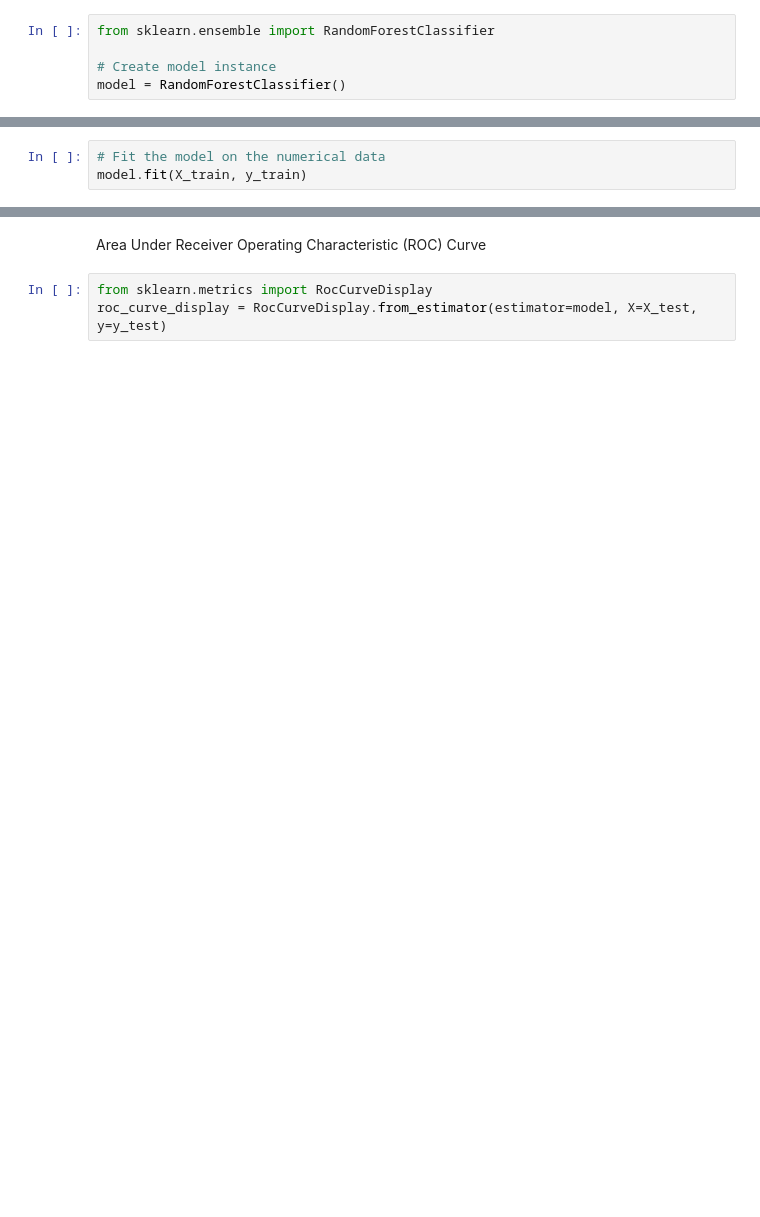
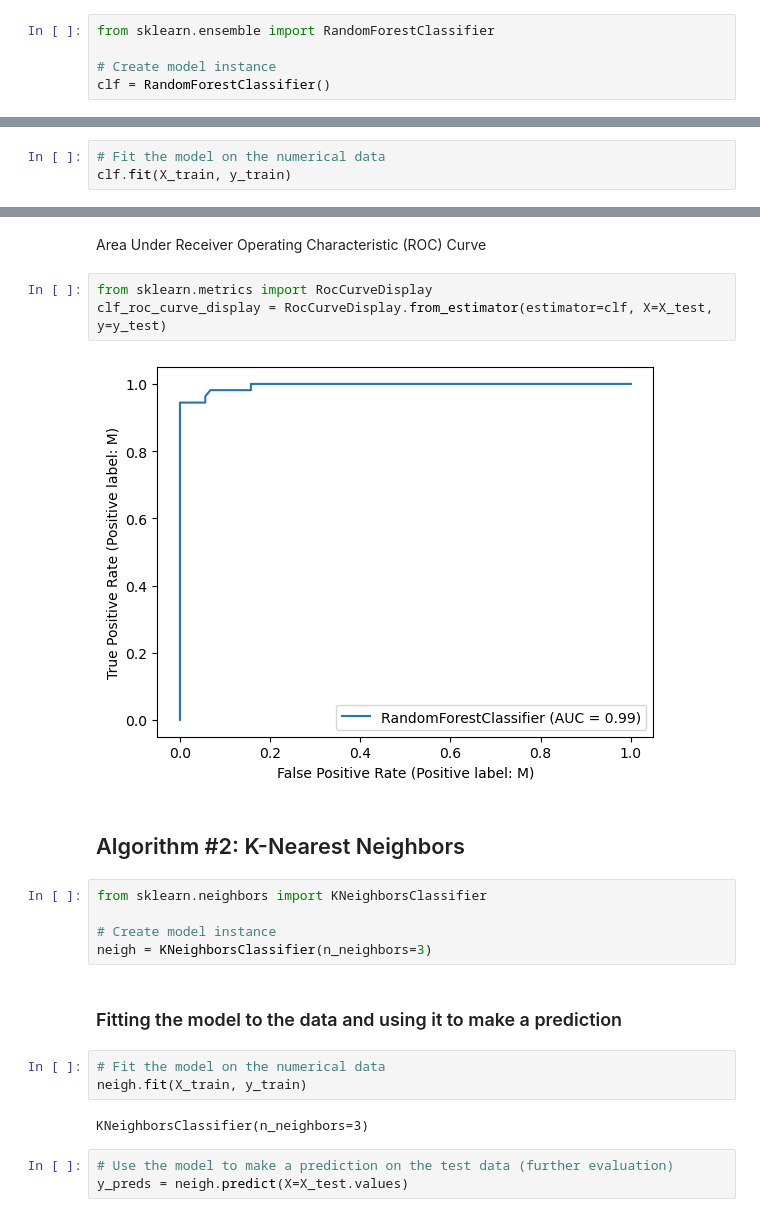
Before and after one commit to seamus2002/cancer-diagnosis-using-ml, a Jupyter notebook: notebooks/cancer_diagnosis_ml_sklearn.ipynb, the cells around one changed output, grey strips where cells are left out. Drawn from its saved outputs; the diff is of its cells as text; blank space fills up the shorter version.

Commit message:
create knn model for sklearn notebook

```diff
--- a/notebooks/cancer_diagnosis_ml_sklearn.ipynb
+++ b/notebooks/cancer_diagnosis_ml_sklearn.ipynb
@@ -44,9 +91,9 @@ X_train.shape, X_test.shape, y_train.shape, y_test.shape
 from sklearn.ensemble import RandomForestClassifier
 
 # Create model instance
-model = RandomForestClassifier()
+clf = RandomForestClassifier()
 # %% [markdown]
 ### Fitting the model to the data and using it to make a prediction
 # %%
 # Fit the model on the numerical data
-model.fit(X_train, y_train)
+clf.fit(X_train, y_train)
@@ -75,4 +138,23 @@ print(classification_report(y_test, y_preds))
 Area Under Receiver Operating Characteristic (ROC) Curve
 # %%
 from sklearn.metrics import RocCurveDisplay
-roc_curve_display = RocCurveDisplay.from_estimator(estimator=model, X=X_test, y=y_test)
+clf_roc_curve_display = RocCurveDisplay.from_estimator(estimator=clf, X=X_test, y=y_test)
+# %% [output]
+[figure, added]
+# %% [markdown]
+## Algorithm #2: K-Nearest Neighbors
+# %%
+from sklearn.neighbors import KNeighborsClassifier
+
+# Create model instance
+neigh = KNeighborsClassifier(n_neighbors=3)
+# %% [markdown]
+### Fitting the model to the data and using it to make a prediction
+# %%
+# Fit the model on the numerical data
+neigh.fit(X_train, y_train)
+# %% [output]
+KNeighborsClassifier(n_neighbors=3)
+# %%
+# Use the model to make a prediction on the test data (further evaluation)
+y_preds = neigh.predict(X=X_test.values)
```
Also changed, not shown: parts of 32 cells of this notebook.
